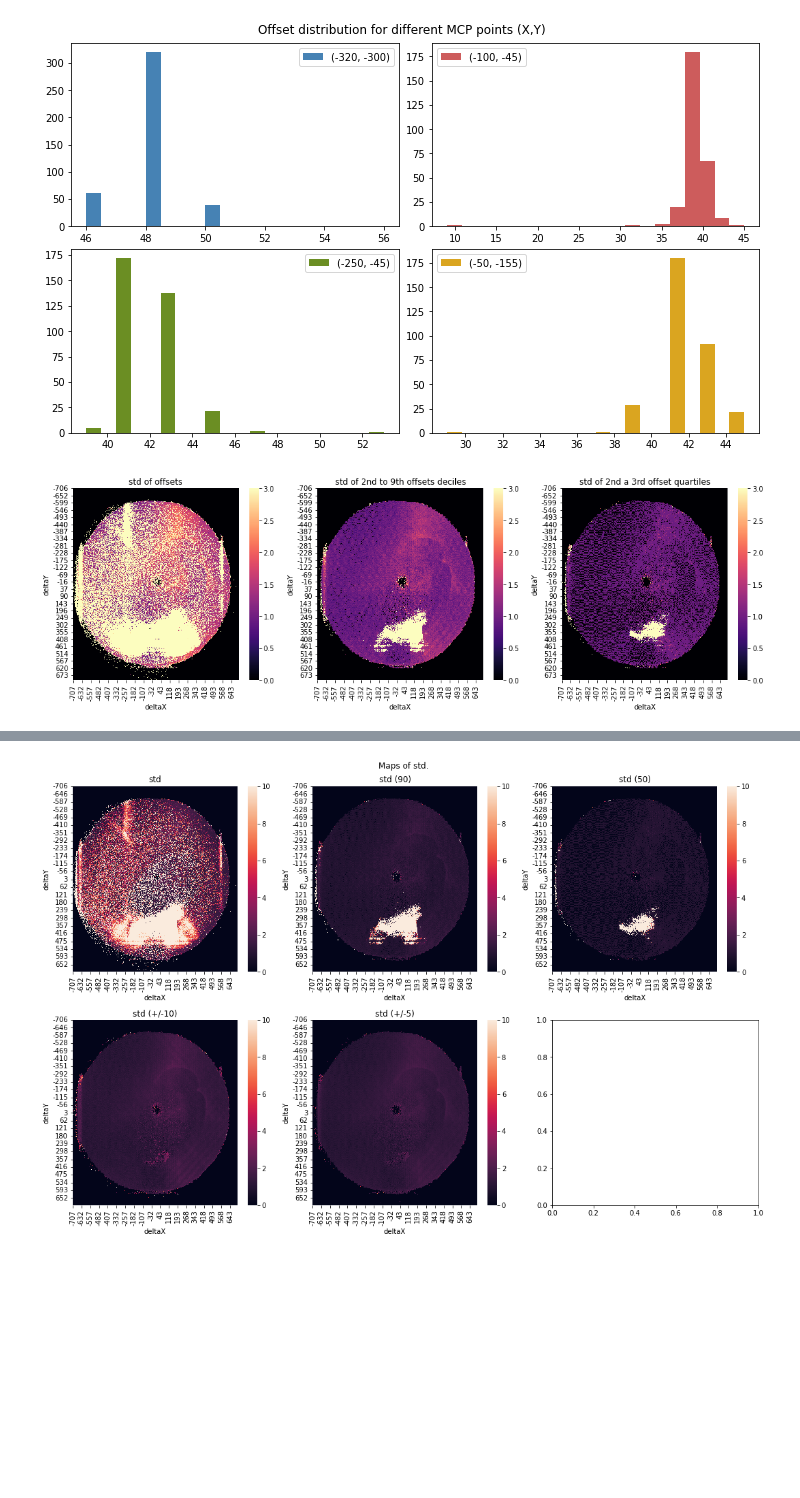
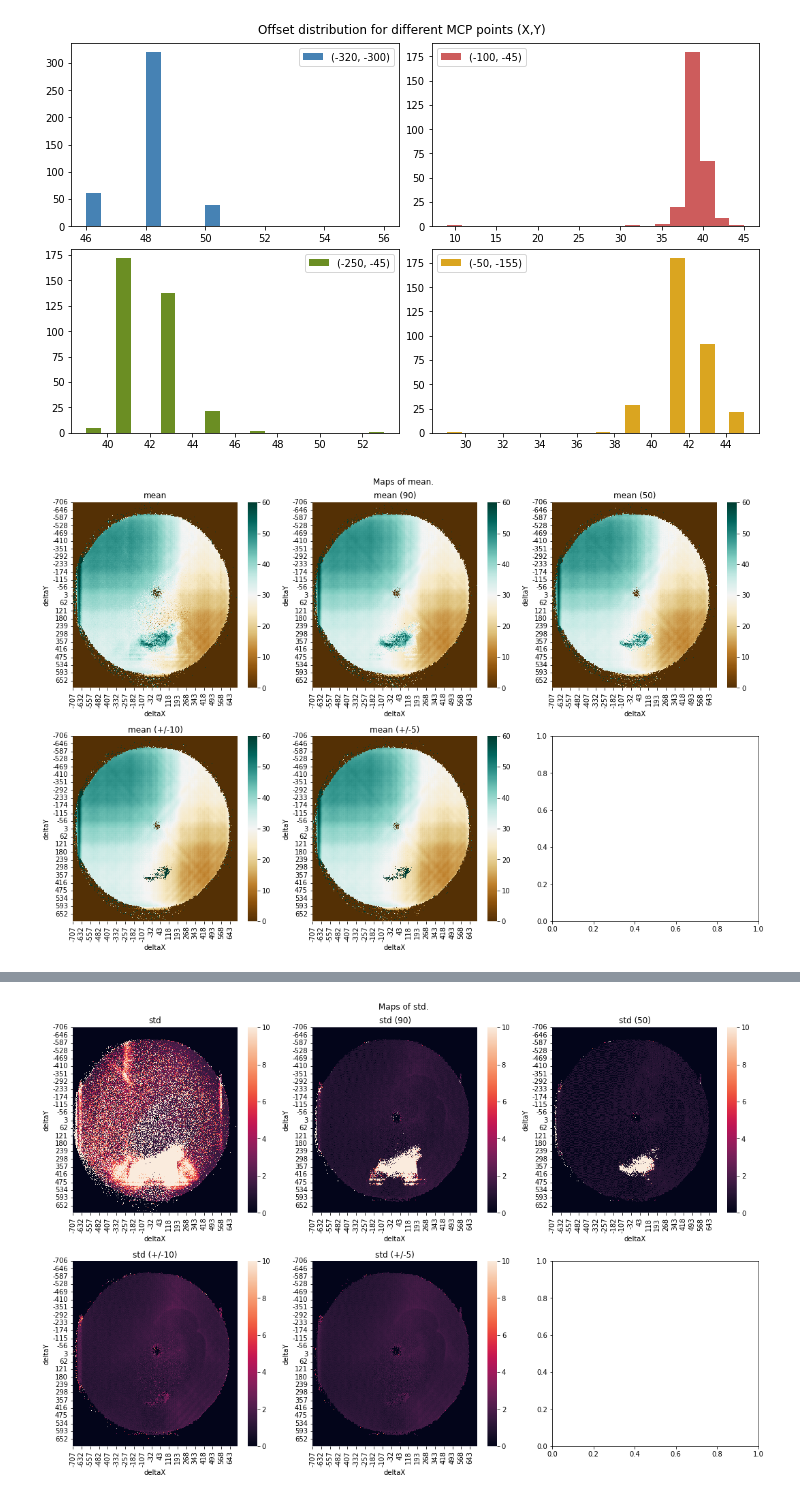
Before and after one commit to quantumatomoptic/heliumtools, a Jupyter notebook: heliumtools/exemples/mcp_maps.ipynb, the cells around one changed output, grey strips where cells are left out. Cells and saved outputs as stored; diff of their text form; code cells hidden in the pictures; blank space fills up the shorter version.

```diff
--- a/heliumtools/exemples/mcp_maps.ipynb
+++ b/heliumtools/exemples/mcp_maps.ipynb
@@ -36,16 +26,13 @@ Typiquement, rajouter un millier de cycle prend une trentaine de secondes.
 # %%
 # mcp_map.add_sequence_to_database("/home/victor/gus_data/2022/07/00/010") # --> FAKE SEQUENCE !!!!!
-mcp_map.add_sequence_to_database("/mnt/manip_E/2022/07/15/007")
-# mcp_map.add_sequence_to_database("/mnt/manip_E/2022/07/15/029")
-# mcp_map.add_sequence_to_database("/mnt/manip_E/2022/07/18/004")
-# mcp_map.add_sequence_to_database("/mnt/manip_E/2022/07/18/005")
-# mcp_map.add_sequence_to_database("/mnt/manip_E/2022/07/19/004")
-# mcp_map.add_sequence_to_database("/mnt/manip_E/2022/07/19/005")
-# mcp_map.add_sequence_to_database("/mnt/manip_E/2022/07/19/007")
-# mcp_map.add_sequence_to_database("/mnt/manip_E/2022/07/19/008")
-# mcp_map.add_sequence_to_database("/mnt/manip_E/2022/07/19/014")
-
-## Check the sequences that are in the database :
-mcp_map.get_sequences_in_database()
+mcp_map.add_sequence_to_database("/home/victor/gus_data/2022/07/15/007")
+mcp_map.add_sequence_to_database("/home/victor/gus_data/2022/07/15/029")
+mcp_map.add_sequence_to_database("/home/victor/gus_data/2022/07/18/004")
+mcp_map.add_sequence_to_database("/home/victor/gus_data/2022/07/18/005")
+mcp_map.add_sequence_to_database("/home/victor/gus_data/2022/07/19/004")
+mcp_map.add_sequence_to_database("/home/victor/gus_data/2022/07/19/005")
+mcp_map.add_sequence_to_database("/home/victor/gus_data/2022/07/19/007")
+mcp_map.add_sequence_to_database("/home/victor/gus_data/2022/07/19/008")
+mcp_map.add_sequence_to_database("/home/victor/gus_data/2022/07/19/014")
 # %% [output]
 Sequence 2022/07/15/007 was already in the database !!!
@@ -158,7 +139,7 @@ mcp_map.show_offset_distribution(points=[(-320, -300), (-100, -45), (-250, -45),
 # %% [output]
 [figure]
 # %%
-mcp_map.show_three_detectivity_maps(vmin=0, vmax=3, cmap="magma")
+mcp_map.show_maps_containing_word("mean", vmin = 0, vmax = 60,  cmap="BrBG")
 # %% [output]
-[figure, old version]
+[figure, new version]
 # %%
```
Also changed, not shown: parts of 18 cells of this notebook, 3 other files.
